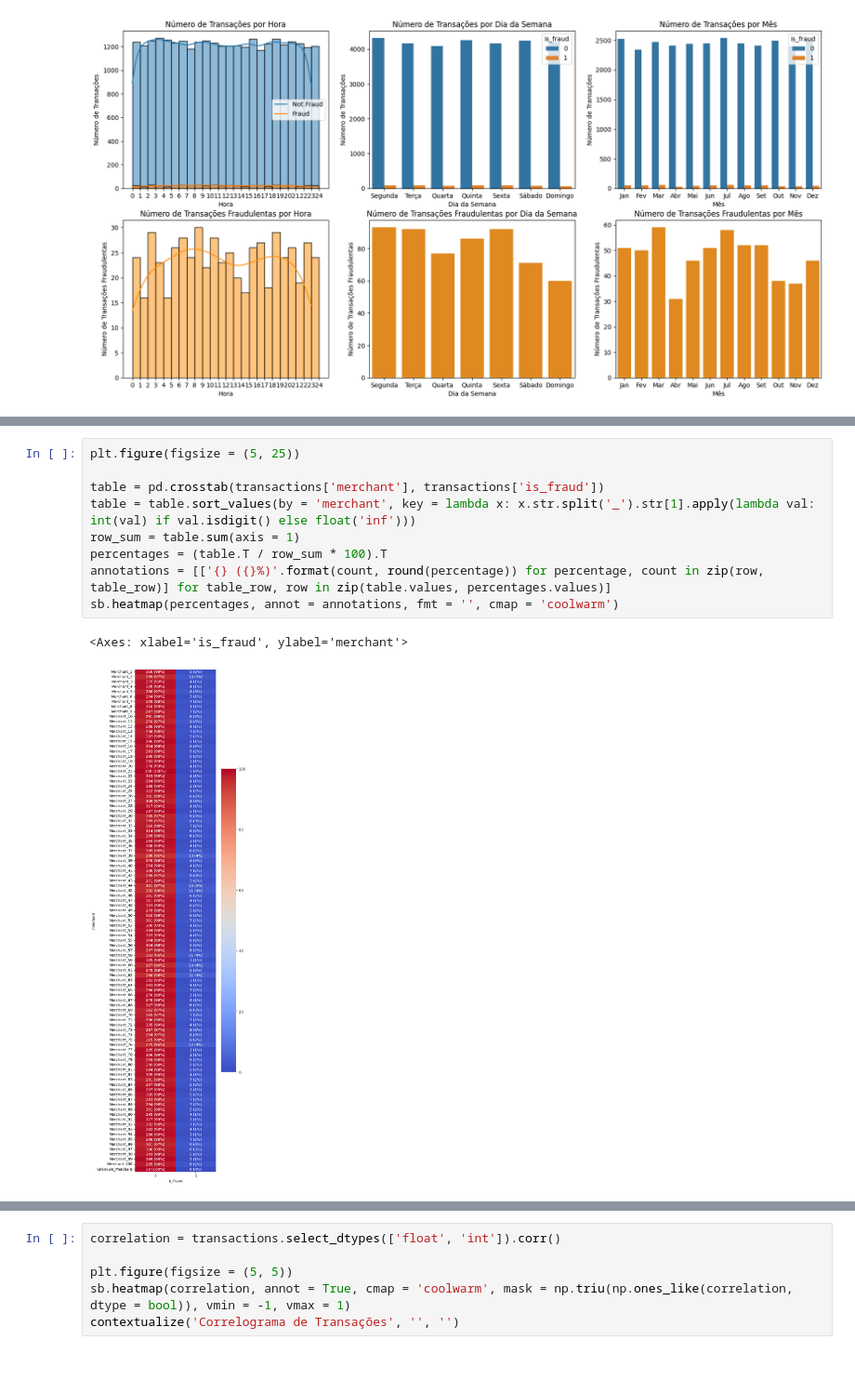
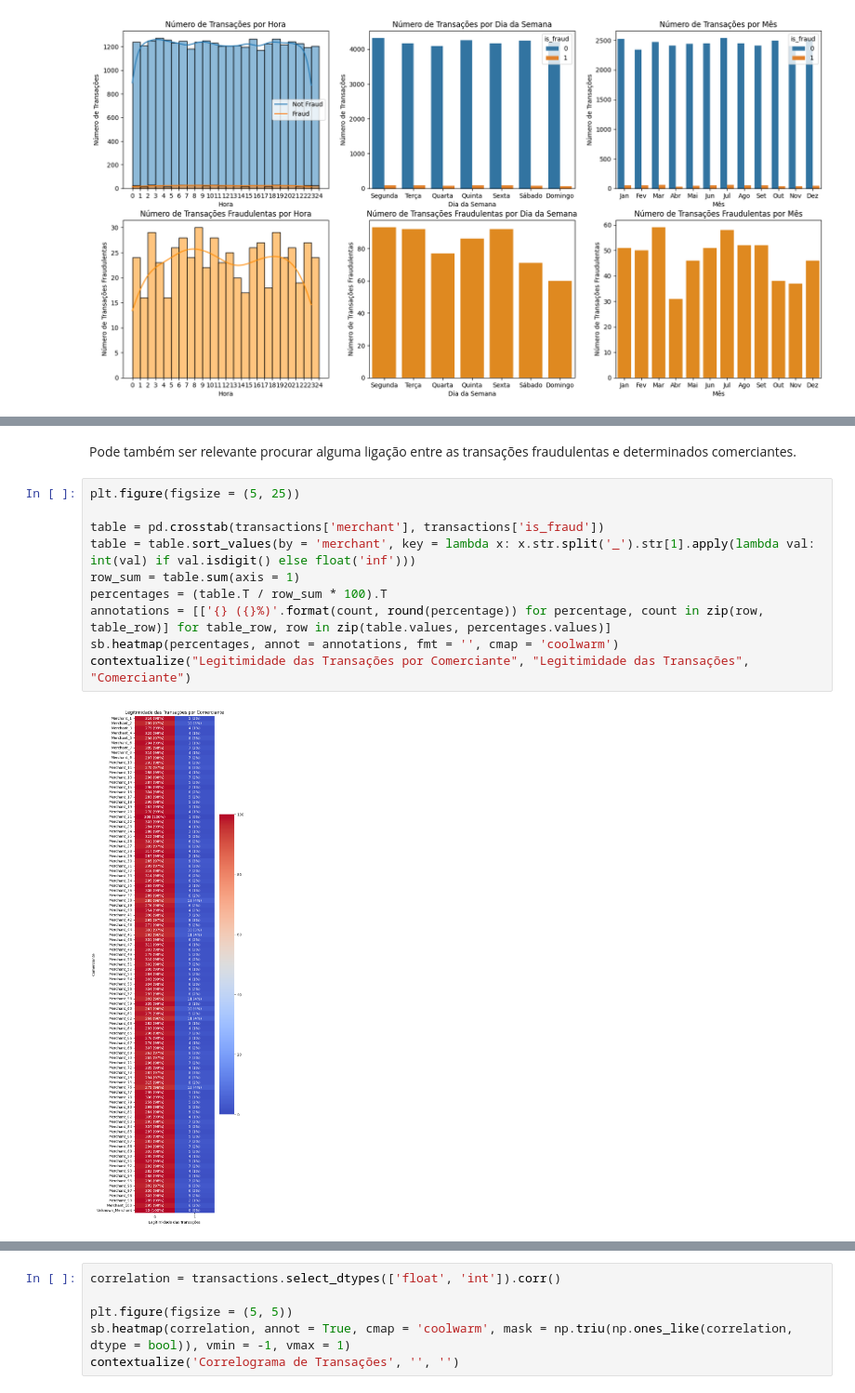
Before and after one commit to manelneto/fraud, a Jupyter notebook: task1.ipynb, the cells around one changed output, grey strips where cells are left out. Shown at 93% size. Cells and saved outputs as stored; diff of their text form; blank space fills up the shorter version.

```diff
--- a/task1.ipynb
+++ b/task1.ipynb
@@ -464,12 +618,14 @@ contextualize('Número de Transações Fraudulentas por Quantia', 'Quantia', 'Nu
+# %% [markdown]
+Pode também ser relevante procurar alguma ligação entre as transações fraudulentas e determinados comerciantes.
 # %%
 plt.figure(figsize = (5, 25))
 
 table = pd.crosstab(transactions['merchant'], transactions['is_fraud'])
 table = table.sort_values(by = 'merchant', key = lambda x: x.str.split('_').str[1].apply(lambda val: int(val) if val.isdigit() else float('inf')))
 row_sum = table.sum(axis = 1)
 percentages = (table.T / row_sum * 100).T
 annotations = [['{} ({}%)'.format(count, round(percentage)) for percentage, count in zip(row, table_row)] for table_row, row in zip(table.values, percentages.values)]
 sb.heatmap(percentages, annot = annotations, fmt = '', cmap = 'coolwarm')
+contextualize("Legitimidade das Transações por Comerciante", "Legitimidade das Transações", "Comerciante")
 # %% [output]
-<Axes: xlabel='is_fraud', ylabel='merchant'>
-[figure, old version]
+[figure, new version]
```
Also changed, not shown: parts of 191 cells of this notebook, 3 other files.
